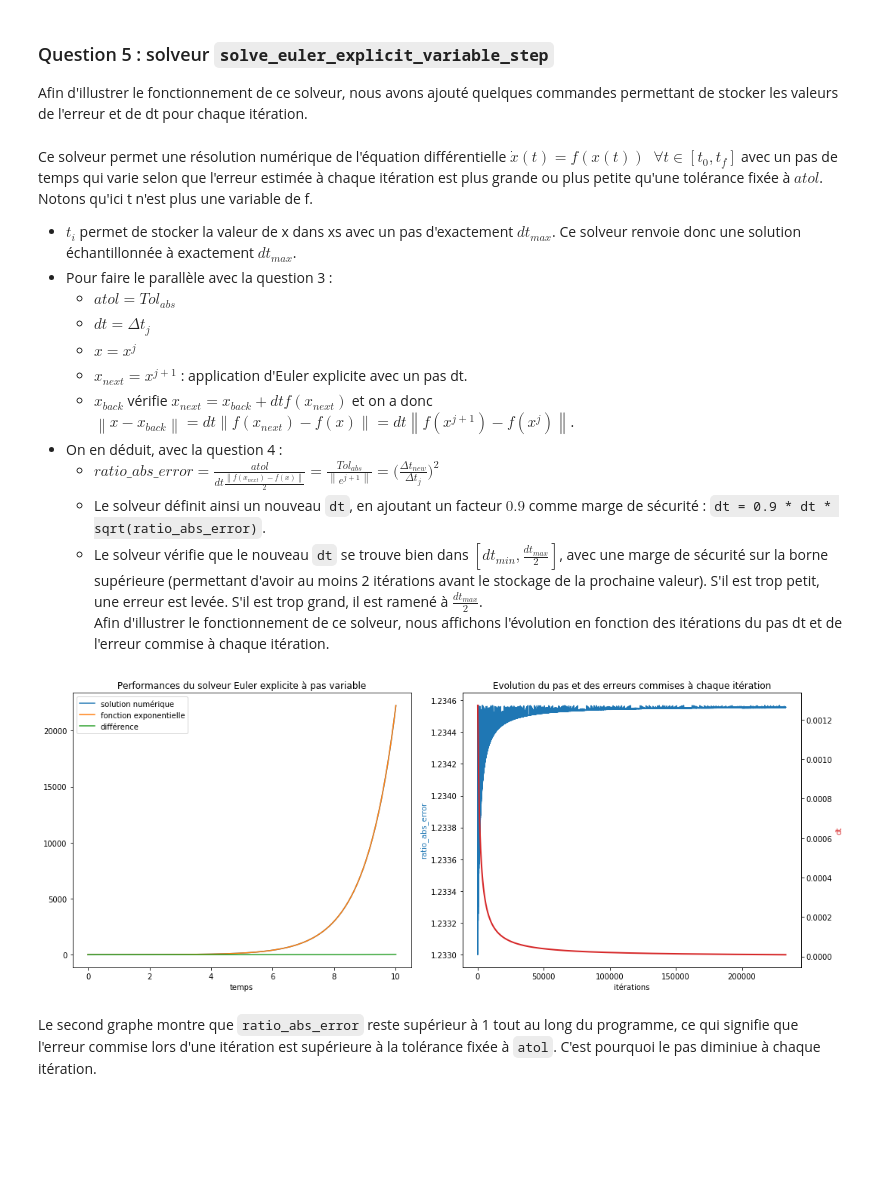
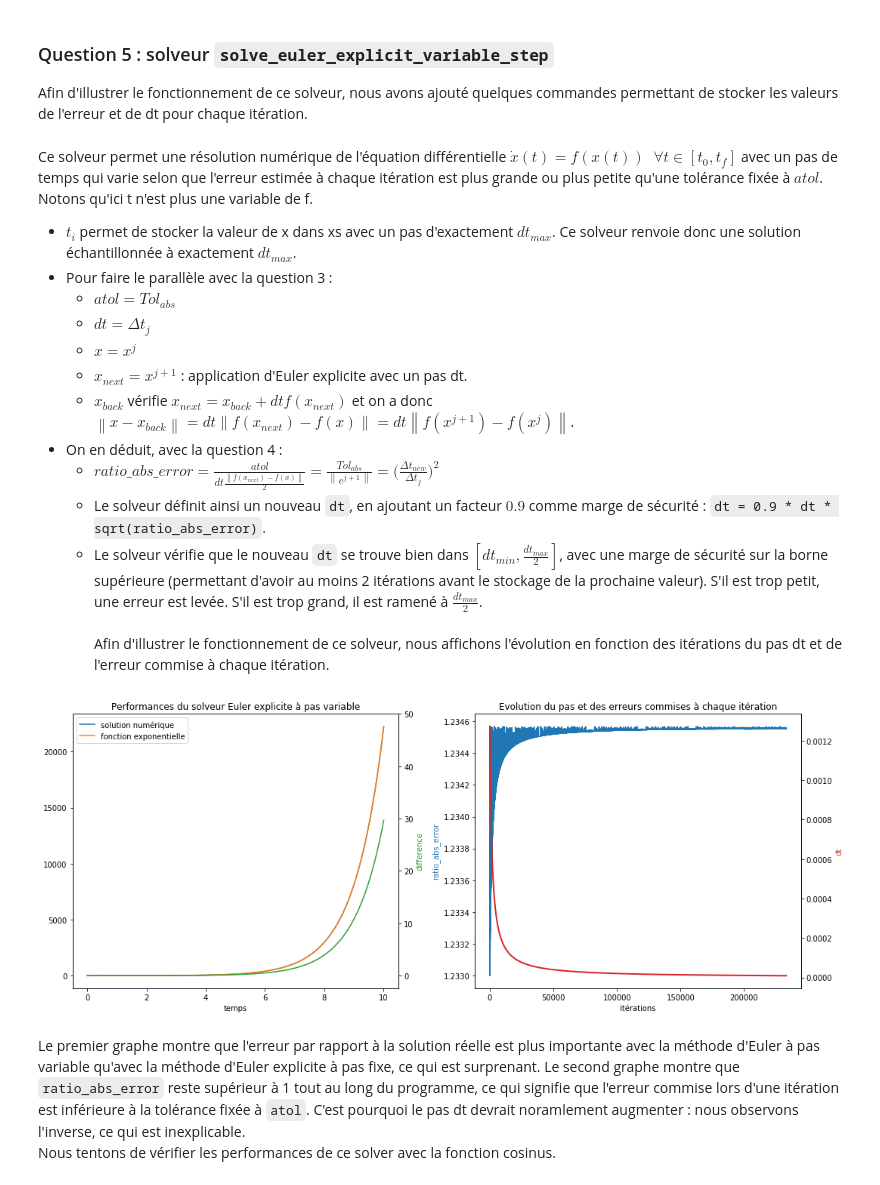
Before and after one commit to DCaperaa/Projet-numerique-II, a Jupyter notebook: Projet numerique II - Notebook.ipynb, the cells around one changed output. Saved outputs shown, nothing was run; the diff lists cells and outputs as text; code cells hidden in the pictures; blank space fills up the shorter version.

```diff
--- a/Projet numerique II - Notebook.ipynb
+++ b/Projet numerique II - Notebook.ipynb
@@ -210,37 +263,42 @@ Ce solveur permet une résolution numérique de l'équation différentielle $\do
 * On en déduit, avec la question 4 :
     - $ratio\_abs\_error = \frac{atol}{dt\frac{\left\|f(x_{next}) - f(x)\right\|}{2}} = \frac{Tol_{abs}}{\left\|e^{j+1}\right\|} = \Big(\frac{\Delta t_{new}}{\Delta t_j}\Big)^2$
     - Le solveur définit ainsi un nouveau `dt`, en ajoutant un facteur $0.9$ comme marge de sécurité : `dt = 0.9 * dt * sqrt(ratio_abs_error)`.
-    - Le solveur vérifie que le nouveau `dt` se trouve bien dans $\left[dt_{min}, \frac{dt_{max}}{2}\right]$, avec une marge de sécurité sur la borne supérieure (permettant d'avoir au moins 2 itérations avant le stockage de la prochaine valeur). S'il est trop petit, une erreur est levée. S'il est trop grand, il est ramené à $\frac{dt_{max}}{2}$.
+    - Le solveur vérifie que le nouveau `dt` se trouve bien dans $\left[dt_{min}, \frac{dt_{max}}{2}\right]$, avec une marge de sécurité sur la borne supérieure (permettant d'avoir au moins 2 itérations avant le stockage de la prochaine valeur). S'il est trop petit, une erreur est levée. S'il est trop grand, il est ramené à $\frac{dt_{max}}{2}$.\
 \
 Afin d'illustrer le fonctionnement de ce solveur, nous affichons l'évolution en fonction des itérations du pas dt et de l'erreur commise à chaque itération.
 # %%
-g = lambda x : x   # f ne dépendant pas de t
+h = lambda x : x   # f ne dépendant pas de t
 fig, (ax1, ax2) = plt.subplots(1, 2, figsize = (15, 6))
-t, x, list_dt, list_errors = solve_ivp_euler_explicit_variable_step(g, 0, 1, 10)
+t, x, list_dt, list_errors = solve_ivp_euler_explicit_variable_step(h, 0, 1, 10)
 
 Y = np.exp(t)
 Z = [y - x for y, x in zip(Y, x)]
 ax1.plot(t, x, label = "solution numérique")
 ax1.plot(t, Y, label = "fonction exponentielle")
-ax1.plot(t, Z, label = "différence")
 ax1.set_xlabel("temps")
 ax1.legend()
 ax1.set_title("Performances du solveur Euler explicite à pas variable")
+ax3 = ax1.twinx()
+ax3.plot(t, Z, color='tab:green')
+ax3.set_ylabel('difference', color='tab:green')
+ax3.set_ylim(-2.4, 50)
 
 color = 'tab:blue'
 ax2.set_xlabel('itérations')
 ax2.set_ylabel('ratio_abs_error', color=color)
 ax2.set_title("Evolution du pas et des erreurs commises à chaque itération")
 ax2.plot(list_errors[1:], color=color)
 
 color = 'tab:red'
-ax3 = ax2.twinx()
-ax3.plot(list_dt, color=color, linewidth=2.0)
-ax3.set_ylabel('dt', color=color)
+ax4 = ax2.twinx()
+ax4.plot(list_dt, color=color, linewidth=2.0)
+ax4.set_ylabel('dt', color=color)
 
 fig.tight_layout()
 plt.show()
 # %% [output]
-[figure, old version]
+[figure, new version]
 # %% [markdown]
-Le second graphe montre que `ratio_abs_error` reste supérieur à 1 tout au long du programme, ce qui signifie que l'erreur commise lors d'une itération est supérieure à la tolérance fixée à `atol`. C'est pourquoi le pas diminiue à chaque itération.
+Le premier graphe montre que l'erreur par rapport à la solution réelle est plus importante avec la méthode d'Euler à pas variable qu'avec la méthode d'Euler explicite à pas fixe, ce qui est surprenant.
+Le second graphe montre que `ratio_abs_error` reste supérieur à 1 tout au long du programme, ce qui signifie que l'erreur commise lors d'une itération est inférieure à la tolérance fixée à `atol`. C'est pourquoi le pas dt devrait noramlement augmenter : nous observons l'inverse, ce qui est inexplicable. \
+Nous tentons de vérifier les performances de ce solver avec la fonction cosinus.
```
Also changed, not shown: parts of 9 cells of this notebook.
